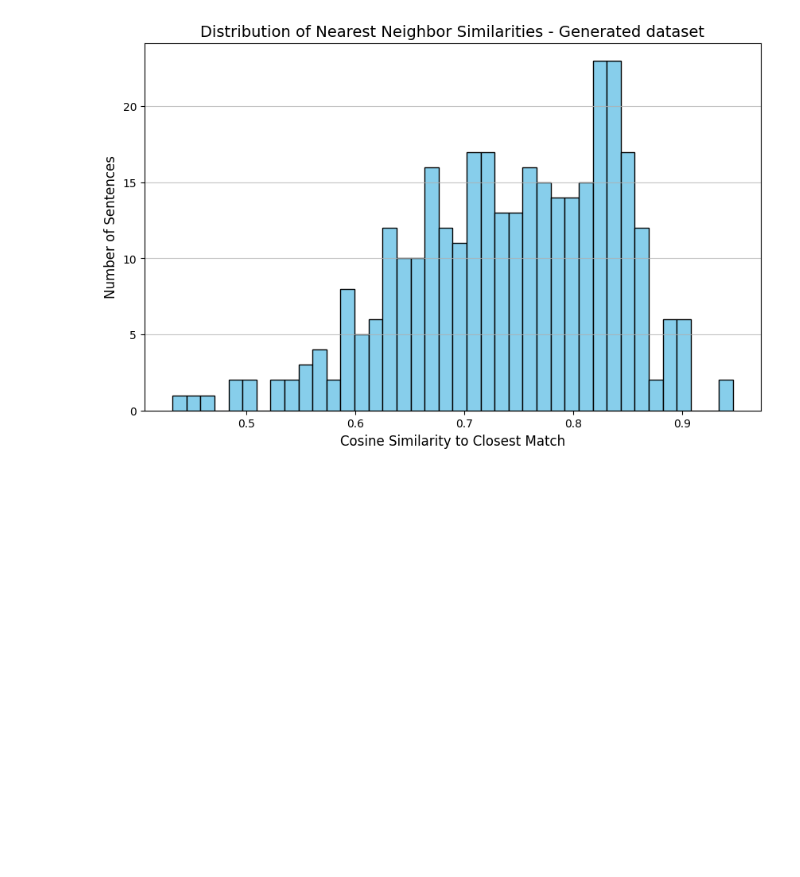
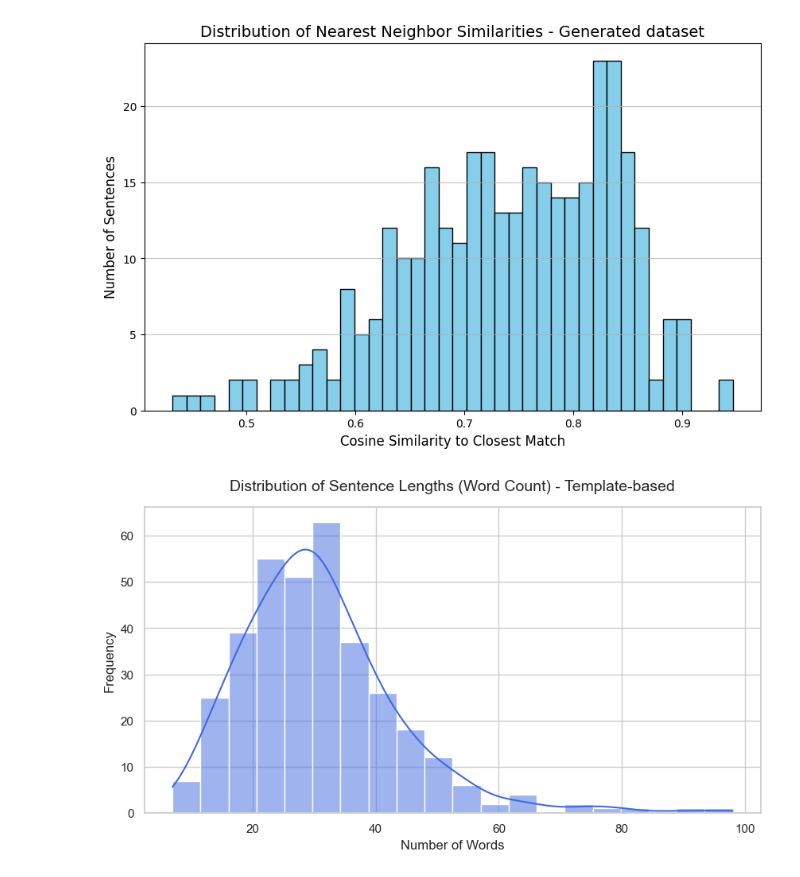
Before and after one commit to MatejPriesol/synthetic-financial-text-generation, a Jupyter notebook: notebooks/diversity_plots.ipynb, the cells around one changed output. Saved outputs shown, nothing was run; the diff lists cells and outputs as text; code cells hidden in the pictures; blank space fills up the shorter version.

```diff
--- a/notebooks/diversity_plots.ipynb
+++ b/notebooks/diversity_plots.ipynb
@@ -477,3 +478,33 @@ plt.grid(axis='y', alpha=0.75)
 plt.show()
 # %% [output]
 [figure]
+# %%
+import matplotlib.pyplot as plt
+import seaborn as sns
+
+#synthetic_data_path = Path("data") / "02_processed" / "fire_train_processed.json"
+#synthetic_data_path = Path("data") / "03_synthetic" / "few_shot_4_examples_temp_1_3.json"
+synthetic_data_path = Path("data") / "03_synthetic" / "ontology_2_percent_half_fixed_temp13.json"
+
+#synthetic_data = load_processed_fire_data(synthetic_data_path)
+synthetic_data = load_synthetic_fire_data(synthetic_data_path)
+
+# Set a clean visual style for the thesis
+sns.set_theme(style="whitegrid")
+
+# 1. Extract the word count for each sentence
+# We use a simple .split() here, but you can swap it for nltk.word_tokenize if you prefer!
+sentence_lengths = [len(sample.sentence.split()) for sample in synthetic_data]
+
+# 2. Plot the histogram
+plt.figure(figsize=(10, 5))
+sns.histplot(sentence_lengths, bins=20, kde=True, color="royalblue")
+
+# 3. Add labels and title
+plt.title("Distribution of Sentence Lengths (Word Count) - Template-based", fontsize=14, pad=15)
+plt.xlabel("Number of Words", fontsize=12)
+plt.ylabel("Frequency", fontsize=12)
+
+plt.show()
+# %% [output]
+[figure, added]
```
Also changed, not shown: parts of 12 cells of this notebook, 6 other files.
